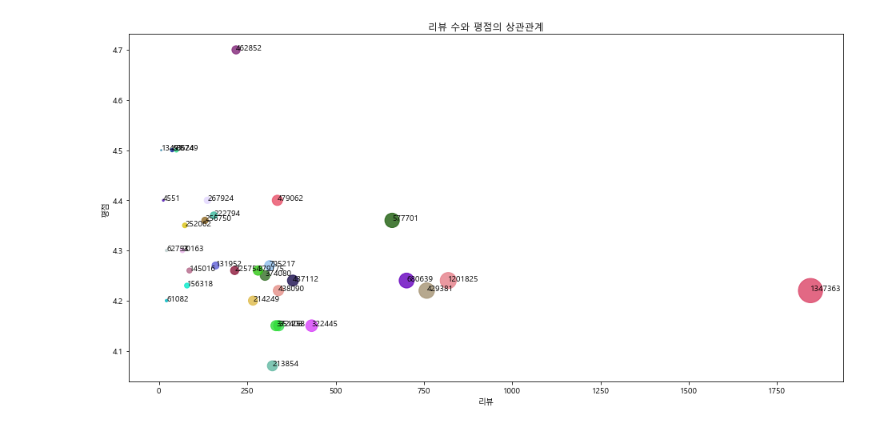
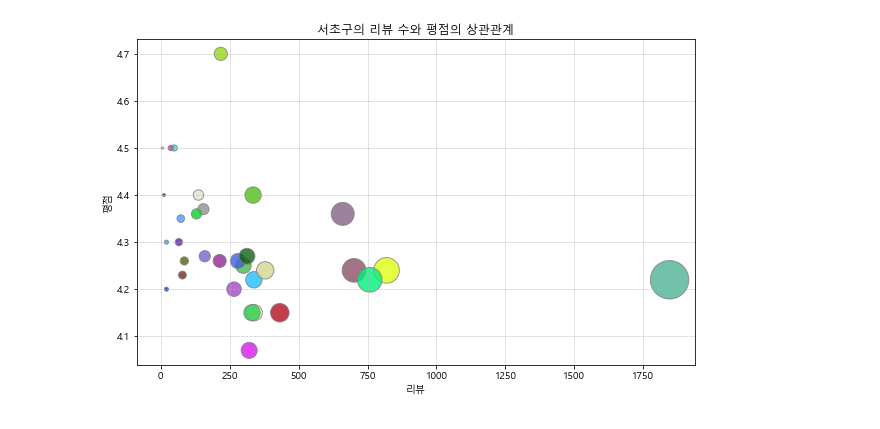
Before and after one commit to Kihoon-Kwon/DV_project, a Jupyter notebook: Data_visualization.ipynb, the cells around one changed output. Saved outputs shown, nothing was run; the diff lists cells and outputs as text; code cells hidden in the pictures.

```diff
--- a/Data_visualization.ipynb
+++ b/Data_visualization.ipynb
@@ -107,14 +120,25 @@ for i in range(50):
 
 color = np.random.choice(color_total, len(Mapo_categories), replace=False)
 
-size = np.array(Mapo_reviews)*0.5
+size = np.array(Mapo_reviews)*0.8
 
-fig = plt.figure(figsize=(16,8))
+fig = plt.figure(figsize=(10,6))
 
-plt.scatter(Mapo_reviews,Mapo_scores,s=size,c=color,alpha=0.8)
+plt.scatter(
+        x = Mapo_reviews,
+        y = Mapo_scores,
+        s=size,
+        c=color,
+        cmap='Accent',
+        alpha=0.8,
+        edgecolor='gray',
+        linewidth=1)
+
 plt.xlabel('리뷰')
 plt.ylabel('평점')
-plt.title('리뷰 수와 평점의 상관관계')
-for x,y,name in zip(Mapo_reviews,Mapo_scores,Mapo_views):
-    plt.text(x,y,name)
+plt.title('마포구의 리뷰 수와 평점의 상관관계')
+plt.grid(True, which='major', linestyle='--', linewidth=0.5)
+
+plt.savefig('Mapo.png',dpi =100)
+plt.show()
 # %% [output]
@@ -122,23 +146,33 @@ for x,y,name in zip(Mapo_reviews,Mapo_scores,Mapo_views):
 # %%
 # 서초구
 
 color_total = []
 
 for i in range(50):
     x = ["#"+''.join([random.choice('0123456789ABCDEF') for j in range(6)])]
     color_total.append(x[0])
 
 color = np.random.choice(color_total, len(Seocho_categories), replace=False)
 
-size = np.array(Seocho_reviews)*0.5
+size = np.array(Seocho_reviews)*0.8
 
-fig = plt.figure(figsize=(16,8))
+fig = plt.figure(figsize=(10,6))
 
-plt.scatter(Seocho_reviews,Seocho_scores,s=size,c=color,alpha=0.8)
+ax = plt.scatter(
+    x = Seocho_reviews,
+    y = Seocho_scores,
+    s=size,
+    c=color,
+    cmap='Accent',
+    alpha=0.8,
+    edgecolor='gray',
+    linewidth=1)
 plt.xlabel('리뷰')
 plt.ylabel('평점')
-plt.title('리뷰 수와 평점의 상관관계')
-for x,y,name in zip(Seocho_reviews,Seocho_scores,Seocho_views):
-    plt.text(x,y,name)
+plt.title('서초구의 리뷰 수와 평점의 상관관계')
+plt.grid(True, which='major', linestyle='--', linewidth=0.5)
+
+plt.savefig('Seocho.png',dpi =100)
+plt.show()
 # %% [output]
-[figure, old version]
+[figure, new version]
```
Also changed, not shown: parts of 8 cells of this notebook, 3 other files.
